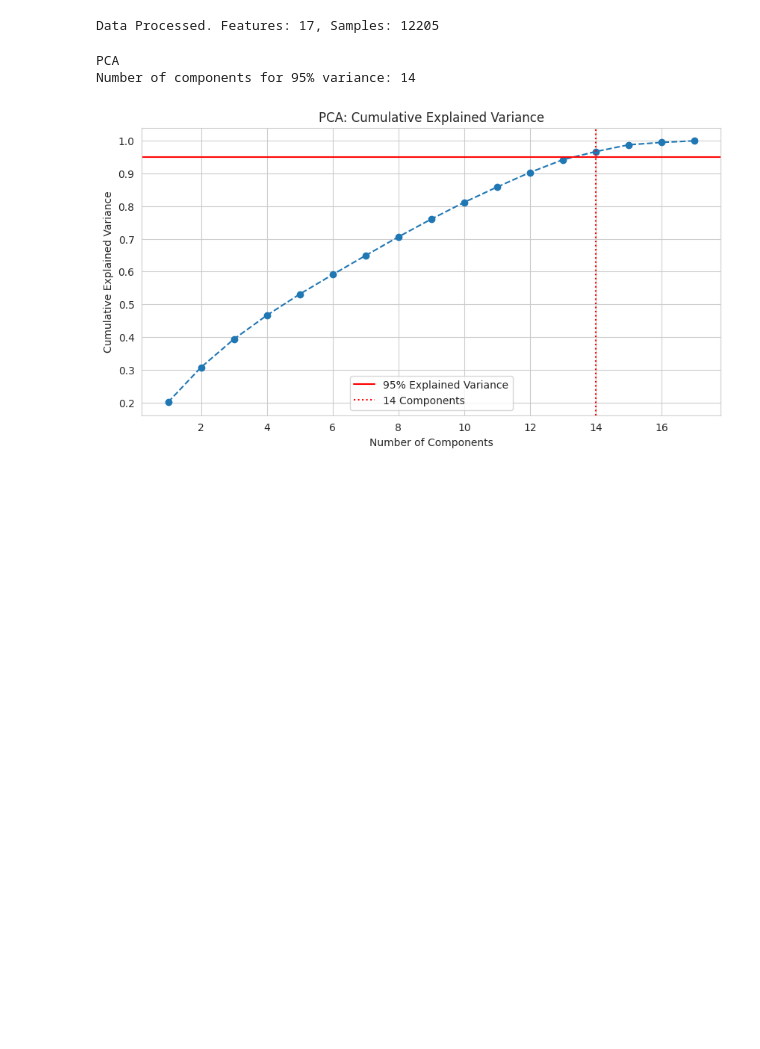
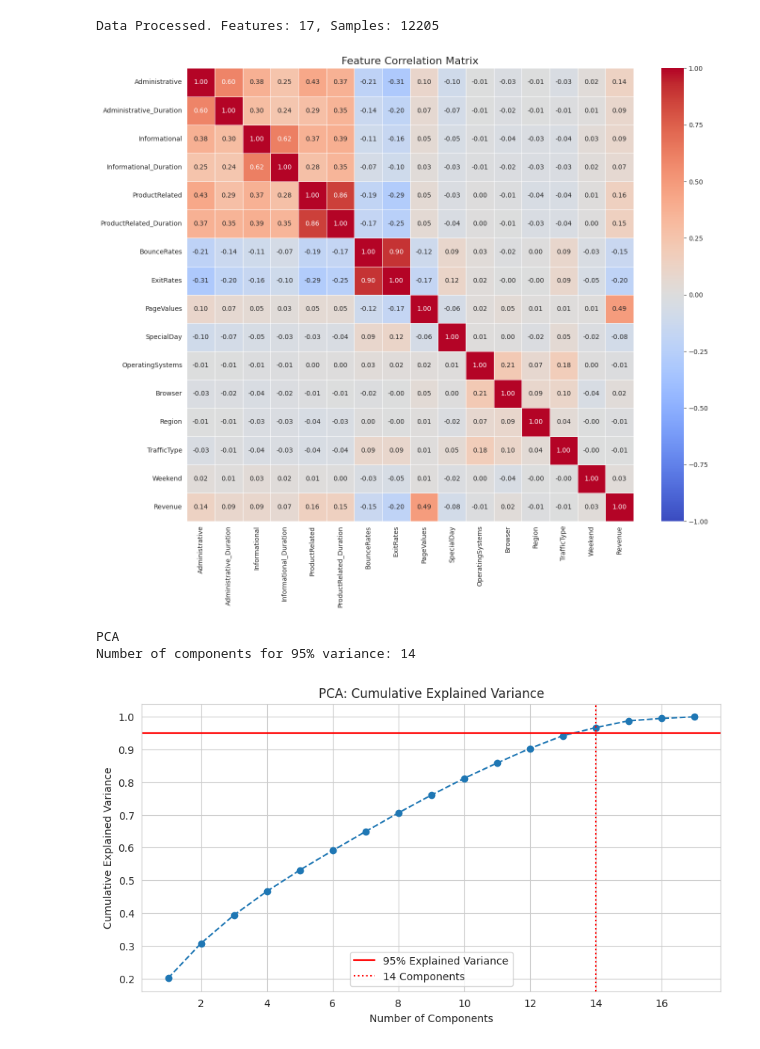
Before and after one commit to akay6483/mmml-ecommerce, a Jupyter notebook: notebook/m1/dimensionality.ipynb, the cells around one changed output. Saved outputs shown, nothing was run; the diff lists cells and outputs as text; code cells hidden in the pictures; blank space fills up the shorter version.

```diff
--- a/notebook/m1/dimensionality.ipynb
+++ b/notebook/m1/dimensionality.ipynb
@@ -31,6 +31,28 @@ X_train, X_test, y_train, y_test = train_test_split(X_scaled, y, test_size=0.3,
 print(f"Data Processed. Features: {X.shape[1]}, Samples: {X.shape[0]}")
 # %% [output]
 Data Processed. Features: 17, Samples: 12205
+# %%
+import seaborn as sns
+import matplotlib.pyplot as plt
+
+# 1. Compute Correlation Matrix
+# numeric_only=True ensures we only correlate numerical columns
+corr_matrix = df.corr(numeric_only=True)
+
+# 2. Plot Heatmap
+plt.figure(figsize=(14, 12))
+sns.heatmap(corr_matrix,
+            annot=True,       # Show the numbers
+            fmt=".2f",        # Format to 2 decimal places
+            cmap='coolwarm',  # Red = Positive, Blue = Negative
+            vmin=-1, vmax=1,  # Set scale from -1 to +1
+            linewidths=0.5)   # Add white lines between squares
+
+plt.title("Feature Correlation Matrix", fontsize=16)
+plt.tight_layout()
+plt.show()
+# %% [output]
+[figure, added]
 # %%
 print("PCA")
 
```
